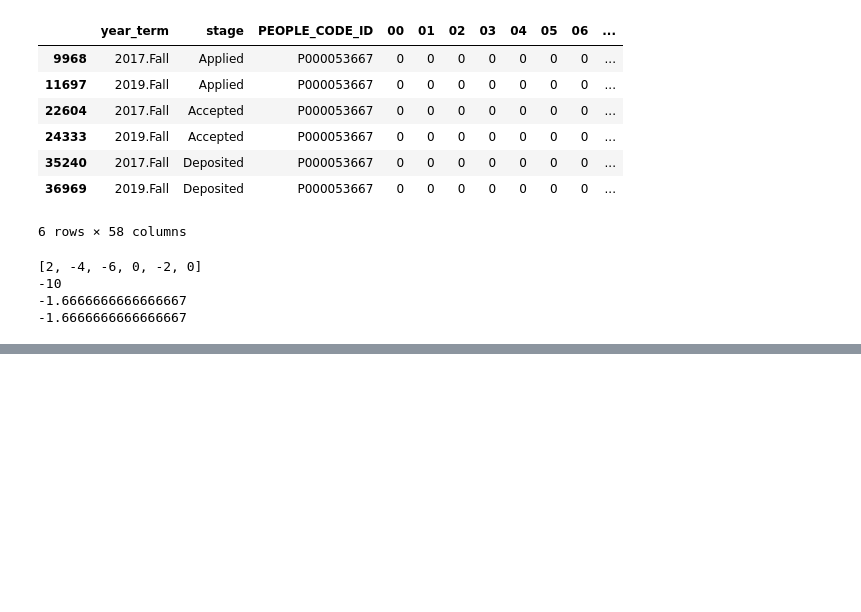
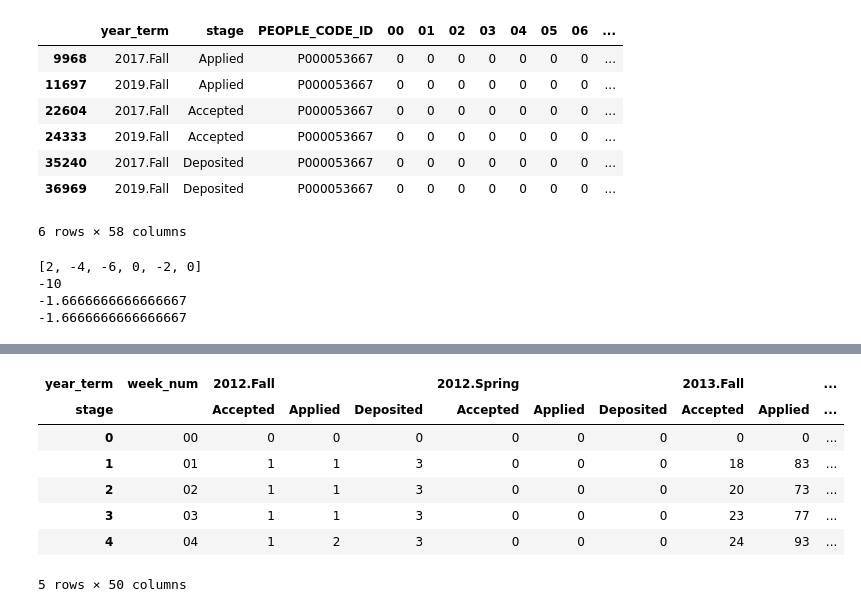
Before and after one commit to JeffWalton-PSC/Admissions, a Jupyter notebook: funnel/Deposits_WeekToEndOfYear.ipynb, the cells around one changed output, grey strips where cells are left out. Cells and saved outputs as stored; diff of their text form; code cells hidden in the pictures; blank space fills up the shorter version.

```diff
--- a/funnel/Deposits_WeekToEndOfYear.ipynb
+++ b/funnel/Deposits_WeekToEndOfYear.ipynb
@@ -481,0 +462,15 @@ for w in range(0,54):
+# %%
+summ = df.groupby(["year_term", "stage"]).sum()
+summ_t = summ.transpose()
+summ_t = summ_t.reset_index().rename(columns={"index": "week_num"})
+summ_t["wn"] = summ_t.loc[:, ["week_num"]].astype(int)
+summ_t.head()
+# %% [output]
+| year_term | week_num | 2012.Fall |  |  | 2012.Spring |  |  | 2013.Fall |  | ... |
+| stage |  | Accepted | Applied | Deposited | Accepted | Applied | Deposited | Accepted | Applied | ... |
+| 0 | 00 | 0 | 0 | 0 | 0 | 0 | 0 | 0 | 0 | ... |
+| 1 | 01 | 1 | 1 | 3 | 0 | 0 | 0 | 18 | 83 | ... |
+| 2 | 02 | 1 | 1 | 3 | 0 | 0 | 0 | 20 | 73 | ... |
+| 3 | 03 | 1 | 1 | 3 | 0 | 0 | 0 | 23 | 77 | ... |
+| 4 | 04 | 1 | 2 | 3 | 0 | 0 | 0 | 24 | 93 | ... |
+5 rows × 50 columns
```
Also changed, not shown: parts of 15 cells of this notebook, 2 other files.
